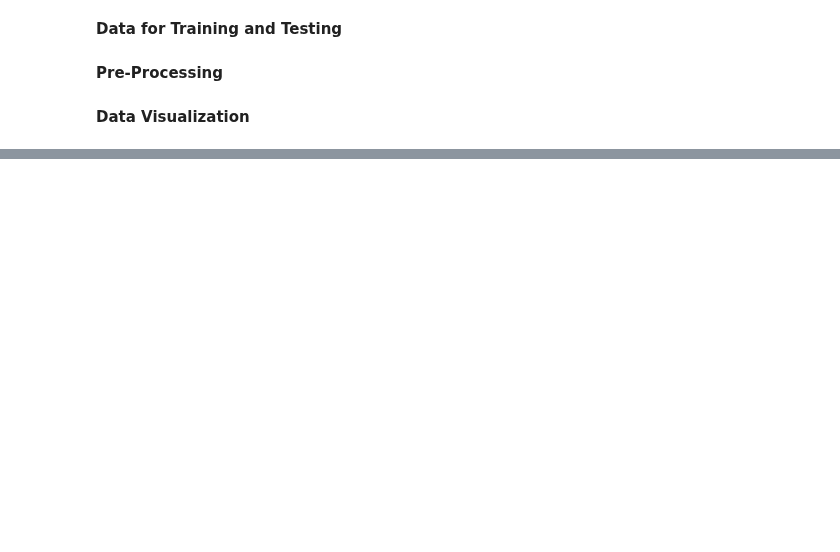
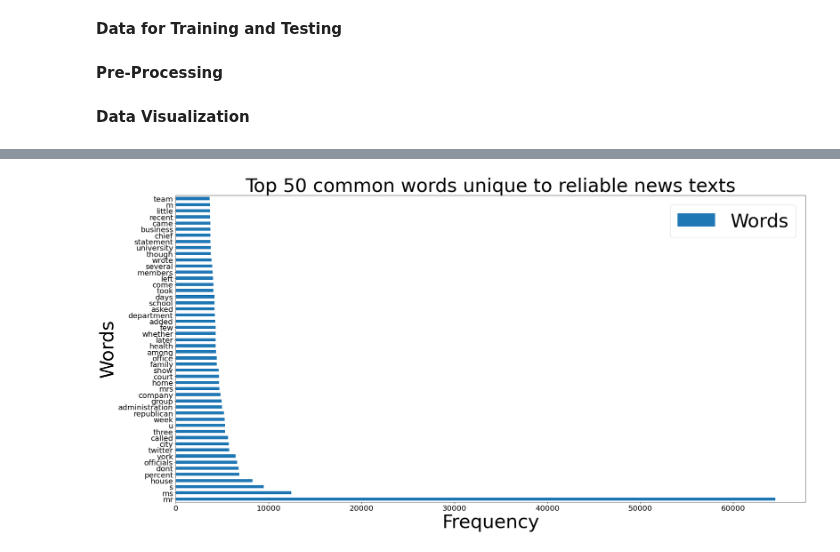
Before and after one commit to Greg-Zavalnitskiy/Fake_News_Classifier_Naive-Bayes, a Jupyter notebook: Fake_News_Classifier.ipynb, the cells around one changed output, grey strips where cells are left out. Saved outputs shown, nothing was run; the diff lists cells and outputs as text; code cells hidden in the pictures; blank space fills up the shorter version.

```diff
--- a/Fake_News_Classifier.ipynb
+++ b/Fake_News_Classifier.ipynb
@@ -150,0 +159,4 @@ create_visualization_of_top_words(unique_unreliable_titles,"title",common=False,
+# %%
+create_visualization_of_top_words(unique_reliable_words,"text",common=False,reliable=True)
+# %% [output]
+[figure, added]
```
Also changed, not shown: parts of 16 cells of this notebook.
